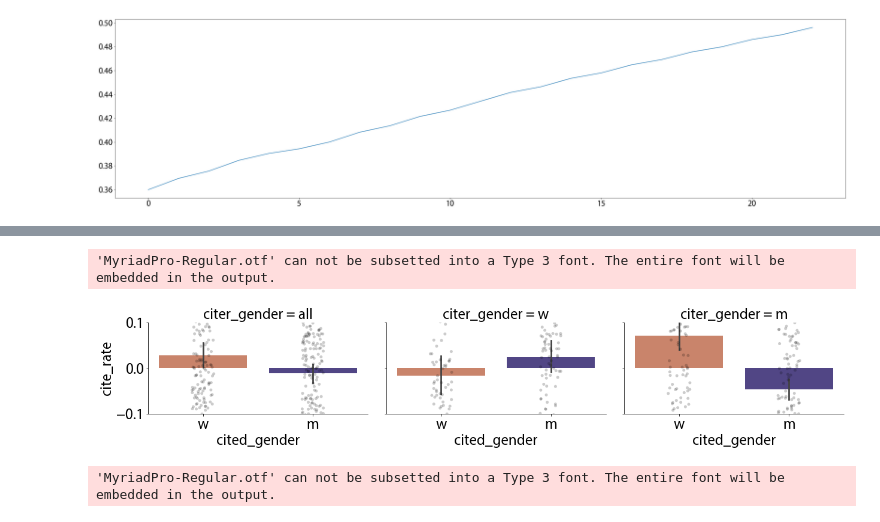
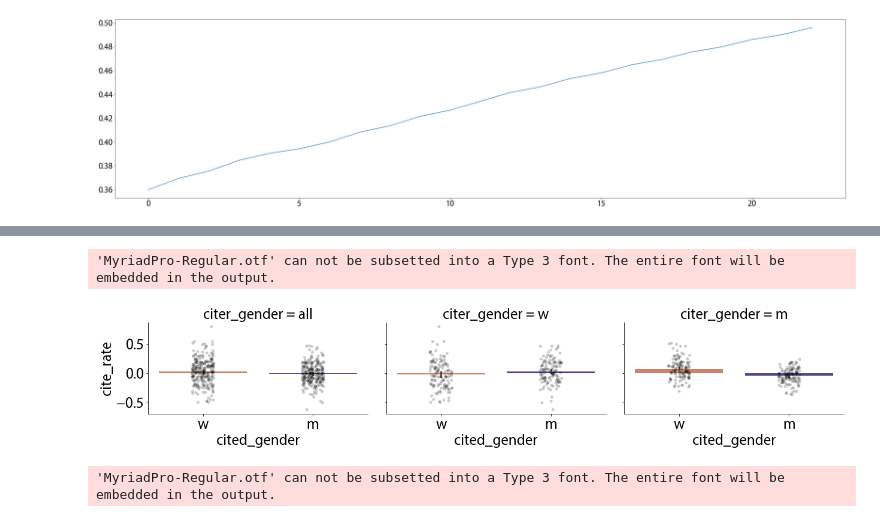
Before and after one commit to jastiso/modeling_citations, a Jupyter notebook: scripts/interventions.ipynb, the cells around one changed output, grey strips where cells are left out. Saved outputs shown, nothing was run; the diff lists cells and outputs as text; code cells hidden in the pictures.

```diff
--- a/scripts/interventions.ipynb
+++ b/scripts/interventions.ipynb
@@ -1401,35 +1401,35 @@ gen_list.extend(['m']*len(static_perc.T))
 gen_list_w = ['w']*len(static_perc_w.T)
 gen_list_w.extend(['m']*len(static_perc_w.T))
 gen_list_m = ['w']*len(static_perc_m.T)
 gen_list_m.extend(['m']*len(static_perc_m.T))
 aw = [np.nanmean((x-percs)/percs) for x in static_perc.T]
 am = [np.nanmean(((1 - x) - (1 - np.array(percs)))/(1 - np.array(percs))) for x in static_perc.T]
 ww = [np.nanmean((x-percs)/percs) for x in static_perc_w.T]
 wm = [np.nanmean(((1 - x) - (1 - np.array(percs)))/(1 - np.array(percs))) for x in static_perc_w.T]
 mw = [np.nanmean((x-percs)/percs) for x in static_perc_m.T]
 mm = [np.nanmean(((1 - x) - (1 - np.array(percs)))/(1 - np.array(percs))) for x in static_perc_m.T]
 
 all_df = pd.DataFrame({'citer_gender':['all']*2*len(static_perc.T),
                       'cited_gender':gen_list,
                       'cite_rate':np.concatenate([aw,am]).flat})
 w_df = pd.DataFrame({'citer_gender':['w']*2*len(static_perc_w.T),
                       'cited_gender':gen_list_w,
                       'cite_rate':np.concatenate([ww,wm]).flat})
 m_df = pd.DataFrame({'citer_gender':['m']*2*len(static_perc_m.T),
                       'cited_gender':gen_list_m,
                       'cite_rate':np.concatenate([mw,mm]).flat})
 static_plot_df = pd.concat([all_df,w_df,m_df])
 
 h = sns.FacetGrid(static_plot_df, col="citer_gender", hue="cited_gender", palette=colors,
-                 height=4, aspect=1.5, ylim=(-.1,.1))
+                 height=4, aspect=1.5)
 h.map(sns.barplot, "cited_gender", "cite_rate",
       order=["w", "m"], hue_order=['w','m'])
 h.map(sns.stripplot, "cited_gender", "cite_rate",
       order=["w", "m"], color='k', alpha=0.2)
 plt.savefig('../data/img/static_cites_cds.pdf')
 # %% [output]
 'MyriadPro-Regular.otf' can not be subsetted into a Type 3 font. The entire font will be embedded in the output.
-[figure, old version]
+[figure, new version]
 # %%
 # stats
 wt,wp = ttest_1samp(np.nanmean([(x-percs)/percs for x in static_perc.T],1),0)
```
Also changed, not shown: parts of 3 cells of this notebook.
